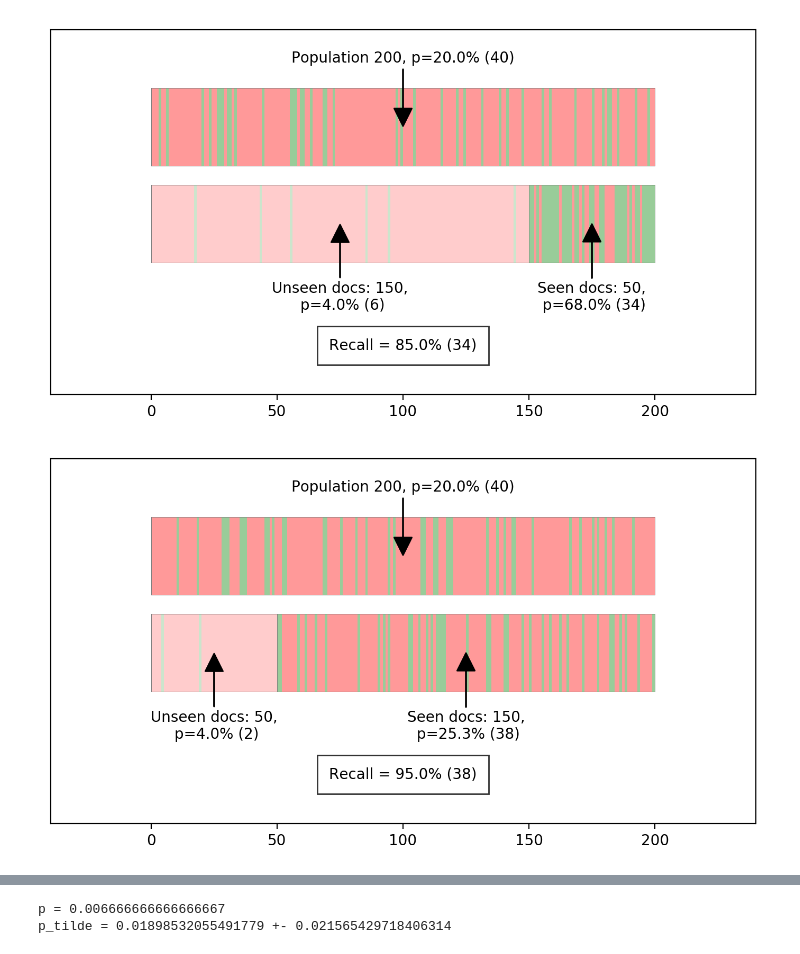
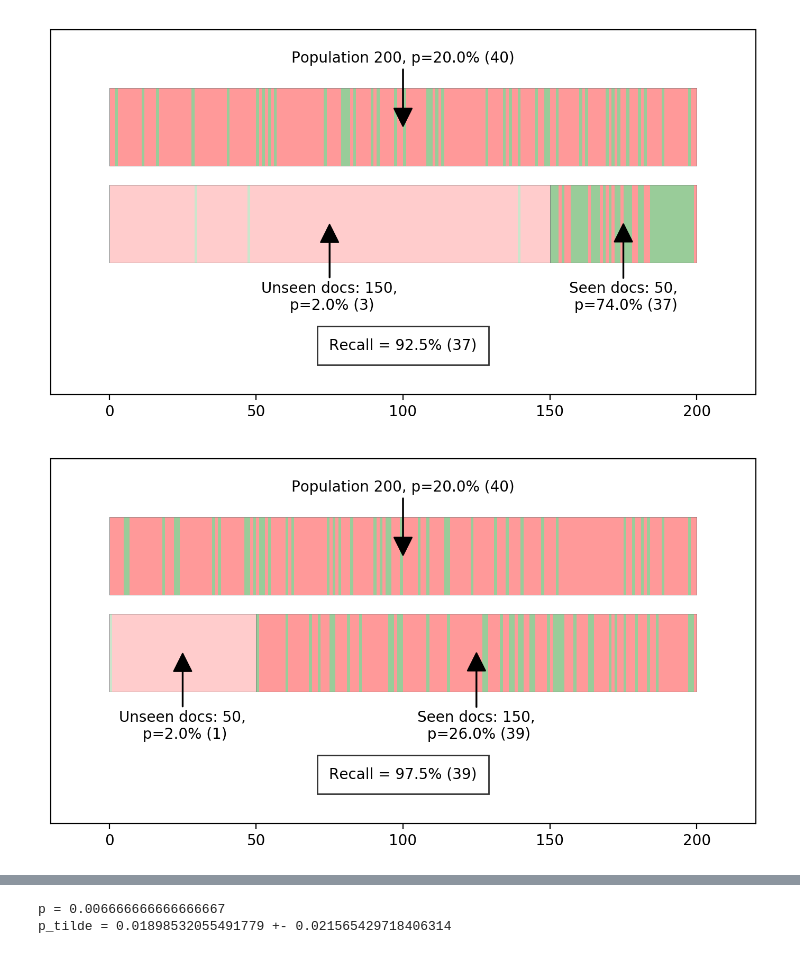
Before and after one commit to mcallaghan/rapid-screening, a Jupyter notebook: recall_calculation.ipynb, the cells around one changed output, grey strips where cells are left out. Cells and saved outputs as stored; diff of their text form; code cells hidden in the pictures.

```diff
--- a/recall_calculation.ipynb
+++ b/recall_calculation.ipynb
@@ -6,3 +1,35 @@ import random
+# %%
+import pandas as pd
+
+mp_pdf = False
+
+if mp_pdf:
+    extension = "pdf"
+    import matplotlib
+    matplotlib.use('pgf')
+    pgf_with_latex = {
+        "text.usetex": True,            # use LaTeX to write all text
+        "pgf.rcfonts": False,           # Ignore Matplotlibrc
+        "text.latex.unicode": True,
+        "pgf.preamble": [
+            #r"\usepackage[utf8x]{inputenc}",
+            r"\usepackage{xcolor}"
+        ],
+        "pgf.texsystem" : "xelatex",
+        "figure.figsize": [12,7]
+    }
+    matplotlib.rcParams.update(pgf_with_latex)
+else:
+    extension = "png"
+
+import matplotlib as mpl
+
+dsize = 7.0866142
+mpl.rcParams['font.size'] = 7
+
+import matplotlib.pyplot as plt
+import matplotlib
+import random
 # %%
 
 
@@ -30,7 +57,7 @@ def rbars(n,p,ax,y,a,left=0):
 
 
 p0 = 0.2 # Proportion of relevant studies in the whole population
-p1 = 0.04 # Proportion of relevant studies in the unseen docs
+p1 = 0.02 # Proportion of relevant studies in the unseen docs
 
 N = 200 # Number of docs
 n = 150 # Number of unseen docs
@@ -79,7 +106,7 @@ def calculate_proportions(p0, p1, n, N, ax):
         right=False,
         labelleft=False)
 
-    plt.xlim(-N*0.2,N*1.2)
+    plt.xlim(-N*0.1,N*1.1)
     plt.ylim(-2.75, 1)
 
 
@@ -93,24 +120,24 @@ fig.tight_layout()
 
 plt.savefig('images/proportions_1.png')
 # %% [output]
-[figure, old version]
+[figure, new version]
 # %%
 p0 = 0.2 #Proportion of relevant studies in the whole population
-p1 = 0.04 # Proportion of relevant studies in the unseen docs
+p1 = 0.02 # Proportion of relevant studies in the unseen docs
 
 N = 200 # Number of docs
 n = 50 # Number of unseen docs
 
 fig, ax = plt.subplots(dpi=200,figsize=(7,4))
 
 
 calculate_proportions(p0, p1, n, N, ax)
 
 fig.tight_layout()
 
 plt.savefig('images/proportions_2.png')
 # %% [output]
-[figure, old version]
+[figure, new version]
 # %%
 p0 = 0.2 #Proportion of relevant studies in the whole population
 p1 = 0.015 # Proportion of relevant studies in the unseen docs
```
Also changed, not shown: parts of 18 cells of this notebook, 21 other files.
